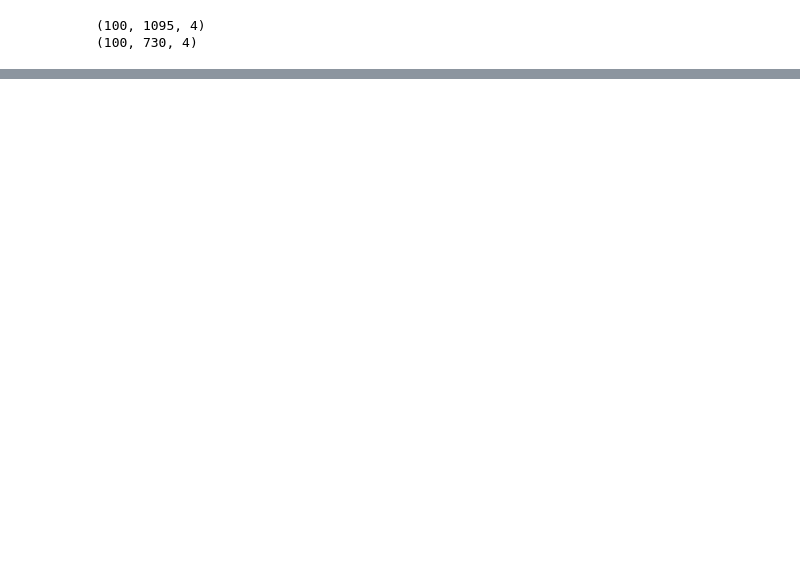
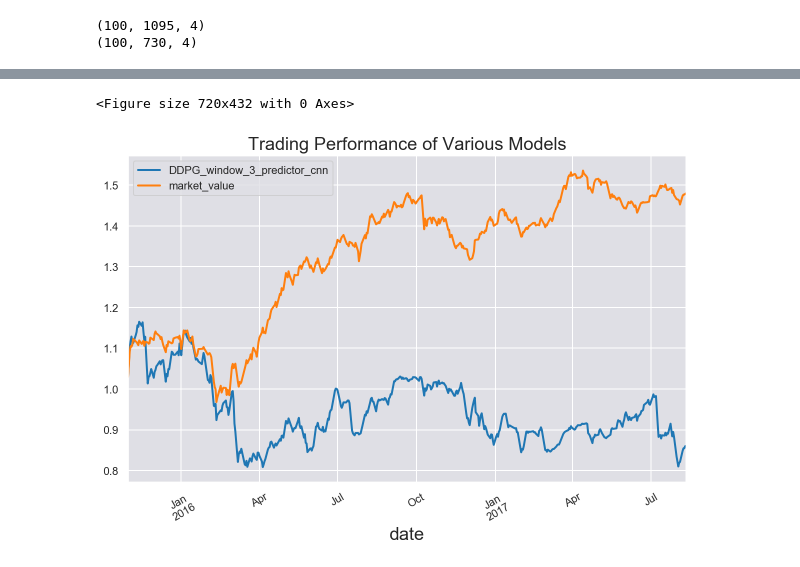
Before and after one commit to zm922/sum19, a Jupyter notebook: drl/src/ddpg100_experiments.ipynb, the cells around one changed output, grey strips where cells are left out. Cells and saved outputs as stored; diff of their text form; code cells hidden in the pictures; blank space fills up the shorter version.

```diff
--- a/drl/src/ddpg100_experiments.ipynb
+++ b/drl/src/ddpg100_experiments.ipynb
@@ -260,0 +200,5 @@ KeyboardInterrupt:
+# %%
+test_model_multiple(env, models[:1])
+# %% [output]
+<Figure size 720x432 with 0 Axes>
+[figure, added]
```
Also changed, not shown: parts of 18 cells of this notebook.
